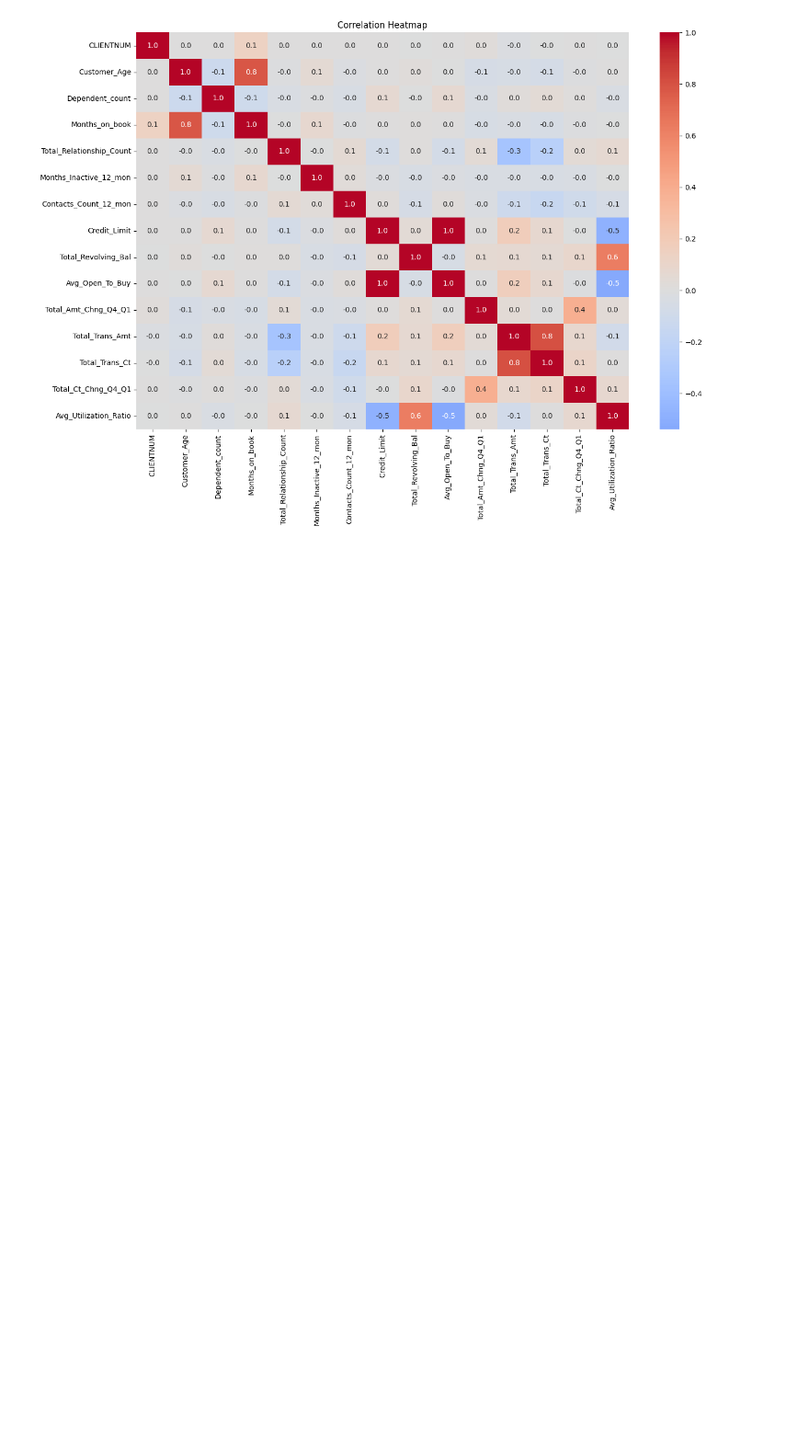
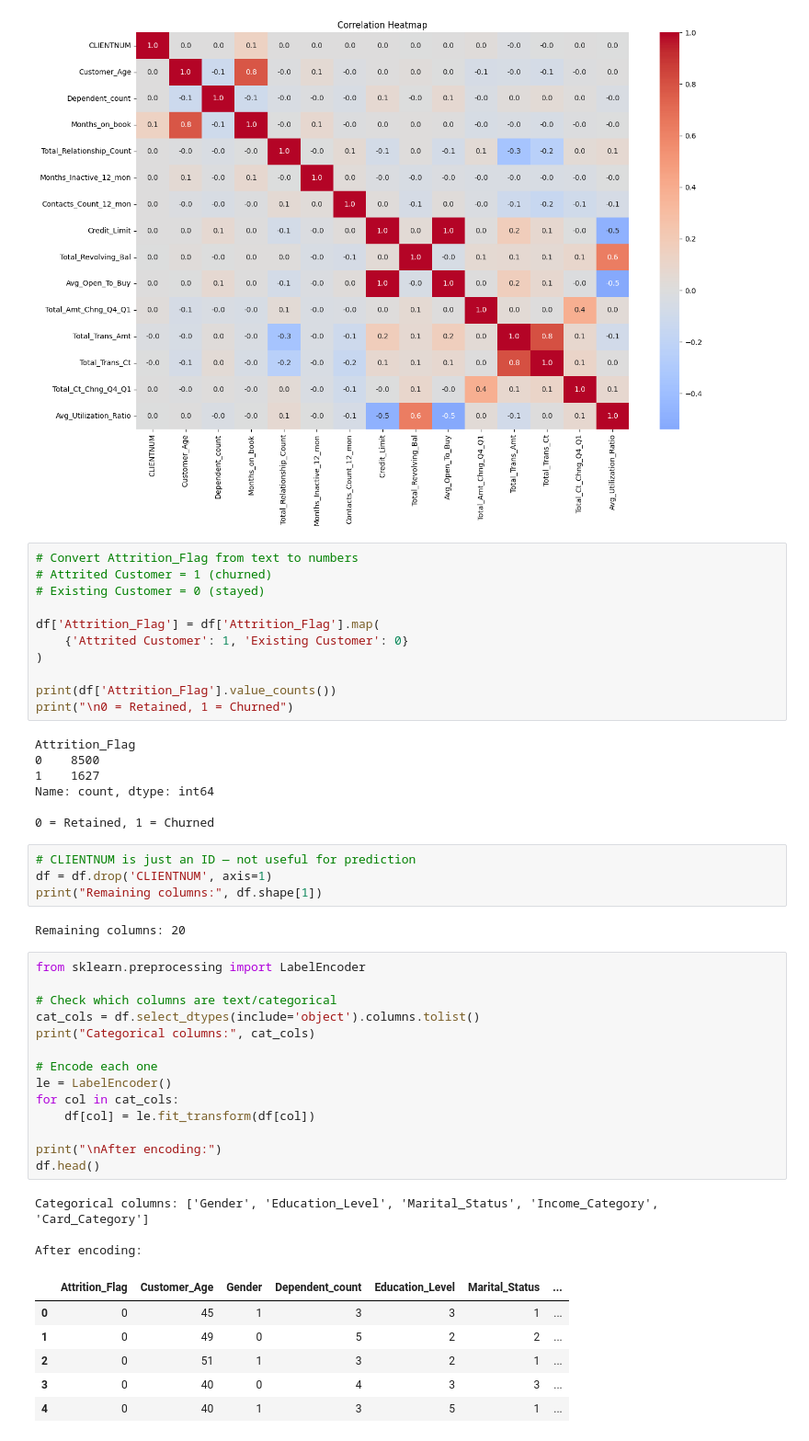
Before and after one commit to krishnagaadha9/churn-prediction-project, a Jupyter notebook: churn_prediction_project.ipynb, the cells around one changed output. Shown at 92% size. Cells and saved outputs as stored; diff of their text form; blank space fills up the shorter version.

```diff
--- a/churn_prediction_project.ipynb
+++ b/churn_prediction_project.ipynb
@@ -293,3 +292,51 @@ plt.tight_layout()
 plt.show()
 # %% [output]
 [figure]
+# %%
+# Convert Attrition_Flag from text to numbers
+# Attrited Customer = 1 (churned)
+# Existing Customer = 0 (stayed)
+
+df['Attrition_Flag'] = df['Attrition_Flag'].map(
+    {'Attrited Customer': 1, 'Existing Customer': 0}
+)
+
+print(df['Attrition_Flag'].value_counts())
+print("\n0 = Retained, 1 = Churned")
+# %% [output]
+Attrition_Flag
+0    8500
+1    1627
+Name: count, dtype: int64
+
+0 = Retained, 1 = Churned
+# %%
+# CLIENTNUM is just an ID — not useful for prediction
+df = df.drop('CLIENTNUM', axis=1)
+print("Remaining columns:", df.shape[1])
+# %% [output]
+Remaining columns: 20
+# %%
+from sklearn.preprocessing import LabelEncoder
+
+# Check which columns are text/categorical
+cat_cols = df.select_dtypes(include='object').columns.tolist()
+print("Categorical columns:", cat_cols)
+
+# Encode each one
+le = LabelEncoder()
+for col in cat_cols:
+    df[col] = le.fit_transform(df[col])
+
+print("\nAfter encoding:")
+df.head()
+# %% [output]
+Categorical columns: ['Gender', 'Education_Level', 'Marital_Status', 'Income_Category', 'Card_Category']
+
+After encoding:
+|  | Attrition_Flag | Customer_Age | Gender | Dependent_count | Education_Level | Marital_Status | ... |
+| 0 | 0 | 45 | 1 | 3 | 3 | 1 | ... |
+| 1 | 0 | 49 | 0 | 5 | 2 | 2 | ... |
+| 2 | 0 | 51 | 1 | 3 | 2 | 1 | ... |
+| 3 | 0 | 40 | 0 | 4 | 3 | 3 | ... |
+| 4 | 0 | 40 | 1 | 3 | 5 | 1 | ... |
```
Also changed, not shown: parts of 13 cells of this notebook.
